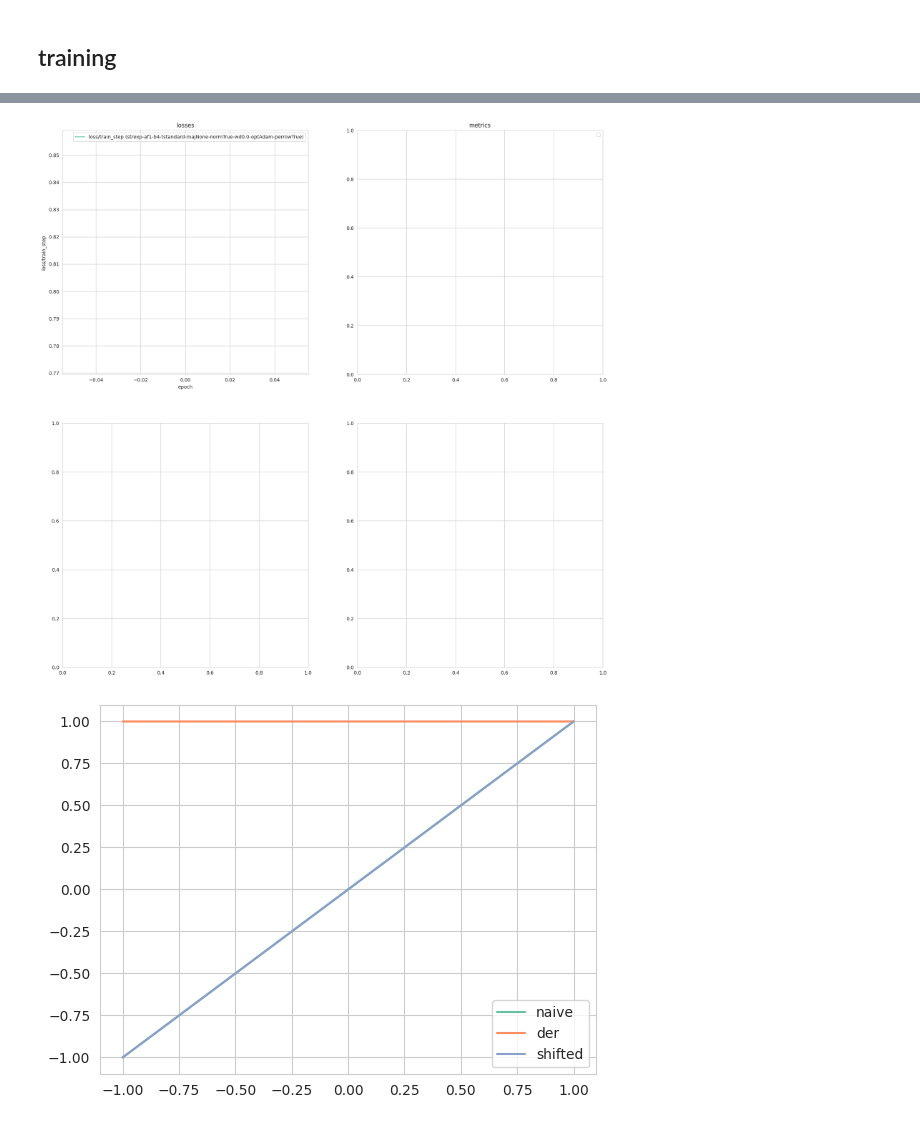
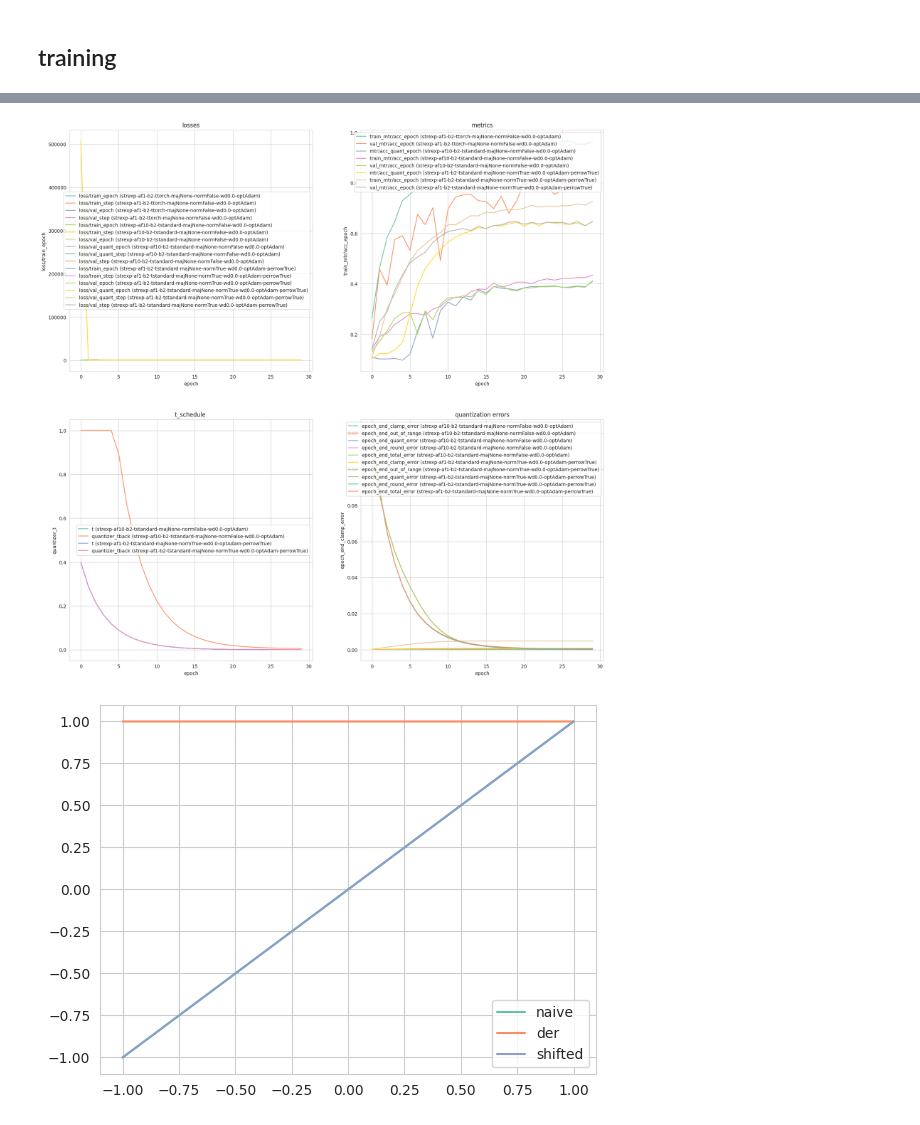
Before and after one commit to data-satanism/SoftStairs-QAT, a Jupyter notebook: experiments/CV/inception_stl10.ipynb, the cells around one changed output, grey strips where cells are left out. Drawn from its saved outputs; the diff is of its cells as text; code cells hidden in the pictures.

```diff
--- a/experiments/CV/inception_stl10.ipynb
+++ b/experiments/CV/inception_stl10.ipynb
@@ -804,37 +827,38 @@ plot_comparison(
     # 'InceptionNet_STL10_strexp_af1_b8_tstandard_majNone_normTrue_wd0.0_optAdam',
     # 'InceptionNet_STL10_strexp_af2_b8_tstandard_majNone_normTrue_wd0.0_optAdam',
     # 'InceptionNet_STL10_strexp_af1_b8_ttorch_majNone_normTrue_wd0.0_optAdam',
     # 'InceptionNet_STL10_strexp_af1_b8_traw_gradient_majNone_normTrue_0.0_optSSAGatedM_b10.9_b20.999',
     # 'InceptionNet_STL10_strexp_af1_b8_traw_gradient_majNone_normTrue_0.0_optSSAGatedV_b10.9_b20.999',
     # 'InceptionNet_STL10_strexp_af1_b8_traw_gradient_majNone_normTrue_0.0_optSSAG_b10.9_b20.999',
 
 
     # SSAGa
     # 'InceptionNet_STL10_strexp_af1_b4_traw_gradient_majNone_normTrue_0.0_optSSAG_b10.9_b20.999',
     # 'InceptionNet_STL10_strexp_af1_b4_traw_gradient_majNone_normTrue_0.0_optSSAGatedM_b10.9_b20.999',
     # 'InceptionNet_STL10_strexp_af1_b4_traw_gradient_majNone_normTrue_0.0_optSSAGatedV_b10.9_b20.999',
 
     # 'InceptionNet_STL10_DSQ_b8_a0.2_0.05_optAdam_b10.9_b20.999',
 
     # 4bit
     # 'InceptionNet_STL10_DSQ_b4_a0.2_0.05_optAdam_b10.9_b20.999',
     # 'InceptionNet_STL10_strexp_af1_b4_ttorch_majNone_normTrue_wd0.0_optAdam',
     # 'InceptionNet_STL10_strexp_af1_b4_tstandard_majNone_normFalse_wd0.0_optAdam',
     # 'InceptionNet_STL10_strexp_af100_b4_tstandard_majNone_normTrue_wd0.0_optAdam',
     # 'InceptionNet_STL10_strexp_af1000_b4_tstandard_majNone_normTrue_wd0.0_optAdam',
     # 'InceptionNet_STL10_strexp_af4_b4_tstandard_majNone_normTrue_wd0.1_optAdam',
 
 
     # 2bit
-    # 'InceptionNet_STL10_strexp_af1_b2_ttorch_majNone_normFalse_wd0.0_optAdam',
-    # 'InceptionNet_STL10_strexp_af1000_b2_tstandard_majNone_normTrue_wd0.0_optAdam',
+    'InceptionNet_STL10_strexp_af1_b2_ttorch_majNone_normFalse_wd0.0_optAdam',
+    # 'InceptionNet_STL10_strlinear_af100_b2_traw_gradient_majNone_normTrue_wd0.0_optAdam',
+    'InceptionNet_STL10_strexp_af10_b2_tstandard_majNone_normFalse_wd0.0_optAdam',
     # 'InceptionNet_STL10_strexp_af1_b2_tstandard_majNone_normFalse_wd0.0_optAdam',
-    'InceptionNet_STL10_strexp_af1_b4_tstandard_majNone_normTrue_wd0.0_optAdam_perrowTrue',
+    'InceptionNet_STL10_strexp_af1_b2_tstandard_majNone_normTrue_wd0.0_optAdam_perrowTrue',
 
 
     scale='epoch', metric='acc', agg_func='last')
 # %% [output]
-[figure, old version]
+[figure, new version]
 # %%
 from softstairs_qat.core.soft_stairs import softstairs_naive, SoftStairs
 import torch
```
Also changed, not shown: parts of 3 cells of this notebook.
